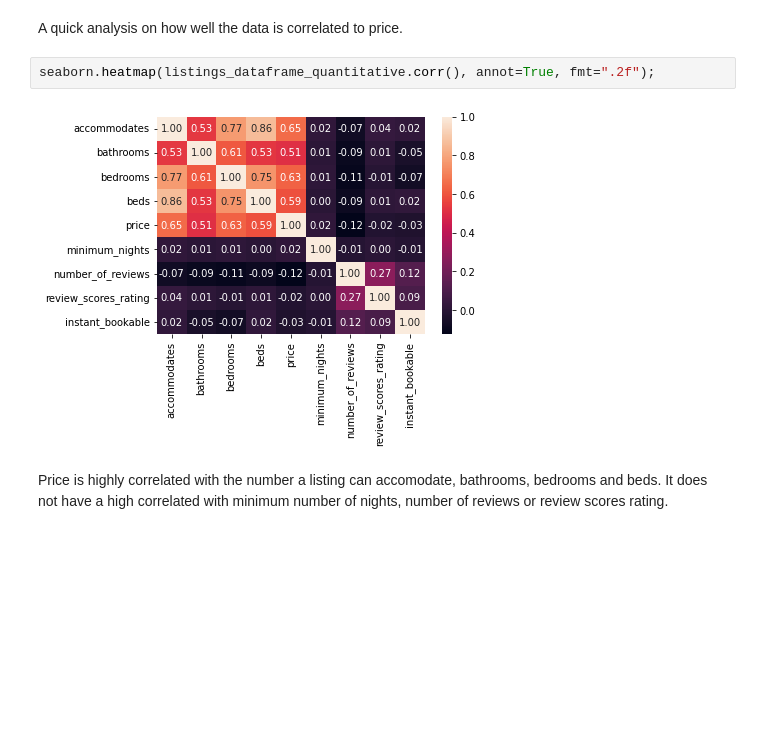
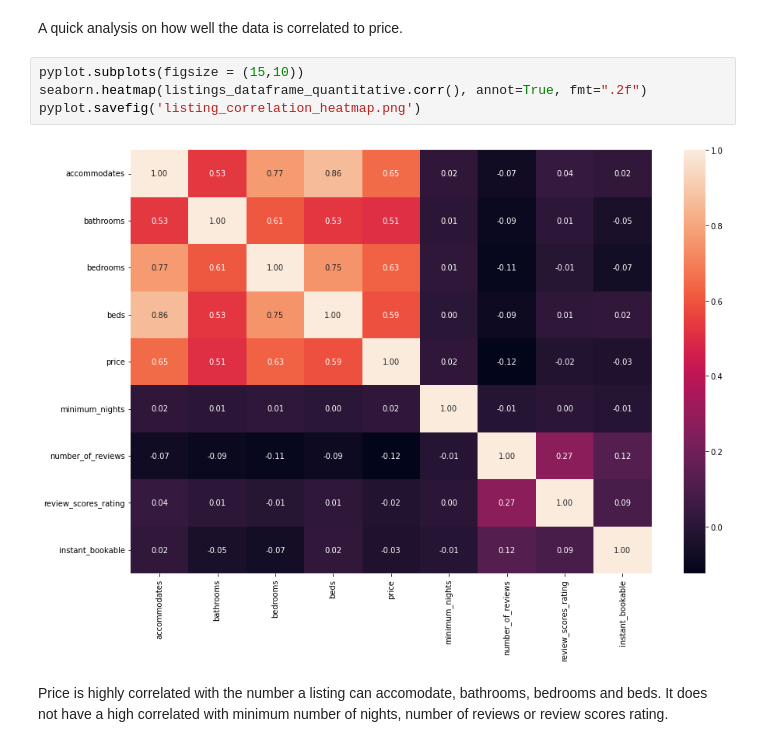
Before and after one commit to bjpayne/BecomeADataScientist, a Jupyter notebook: question3.ipynb, the cells around one changed output. Cells and saved outputs as stored; diff of their text form; blank space fills up the shorter version.

```diff
--- a/question3.ipynb
+++ b/question3.ipynb
@@ -106,9 +106,11 @@ listings_dataframe_quantitative['instant_bookable'] = listings_dataframe_quantit
 # %% [markdown]
 A quick analysis on how well the data is correlated to price.
 # %%
-seaborn.heatmap(listings_dataframe_quantitative.corr(), annot=True, fmt=".2f");
+pyplot.subplots(figsize = (15,10))
+seaborn.heatmap(listings_dataframe_quantitative.corr(), annot=True, fmt=".2f")
+pyplot.savefig('listing_correlation_heatmap.png')
 # %% [output]
-[figure, old version]
+[figure, new version]
 # %% [markdown]
 Price is highly correlated with the number a listing can accomodate, bathrooms, bedrooms and beds. It does not have a high correlated with minimum number of nights, number of reviews or review scores rating.
 # %% [markdown]
```
Also changed, not shown: 1 other file.
